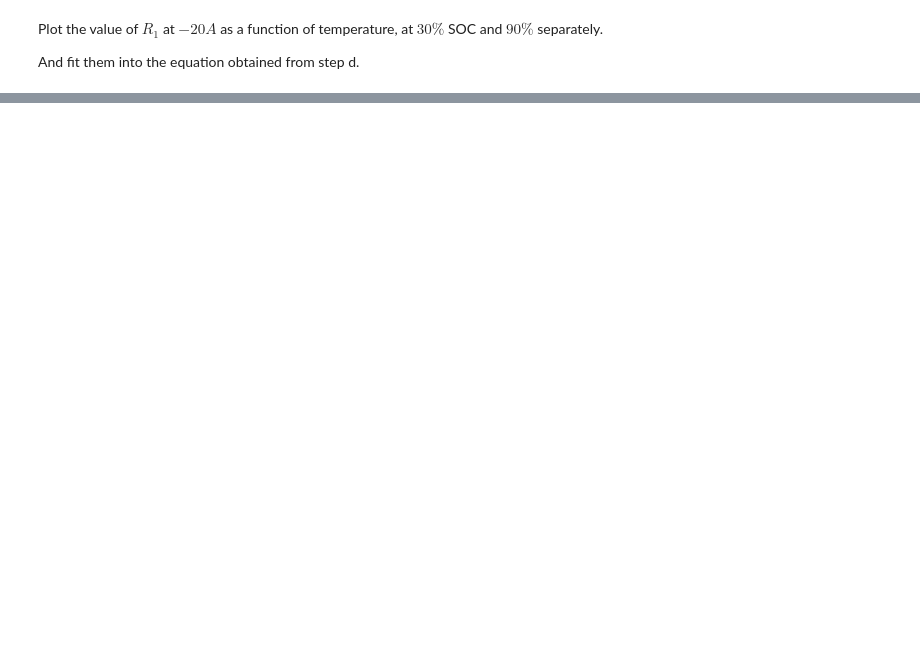
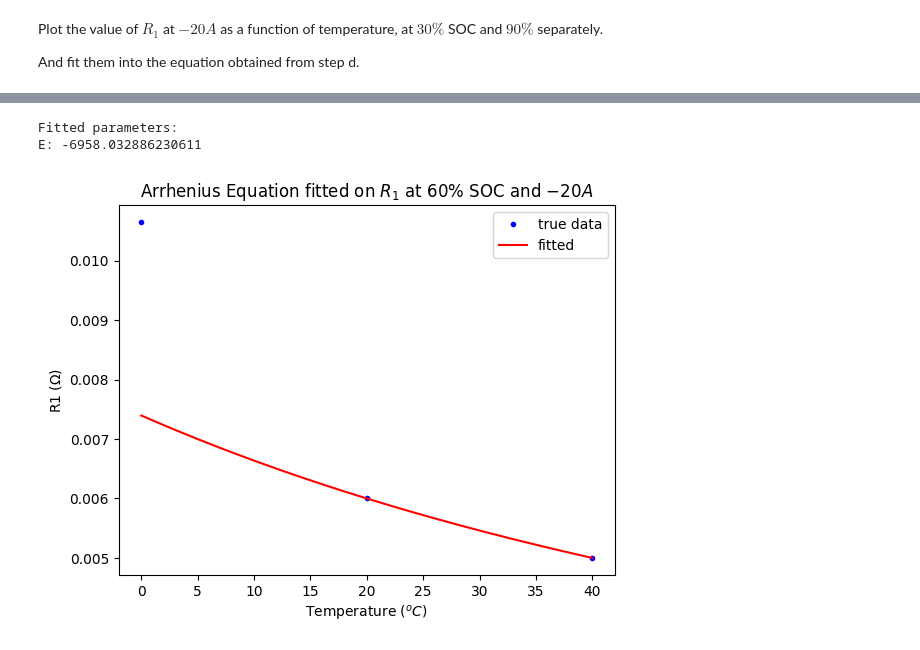
Before and after one commit to sunfanyi/modelling-of-lithium-ion-batteries, a Jupyter notebook: part_3.9.ipynb, the cells around one changed output, grey strips where cells are left out. Cells and saved outputs as stored; diff of their text form; code cells hidden in the pictures; blank space fills up the shorter version.

```diff
--- a/part_3.9.ipynb
+++ b/part_3.9.ipynb
@@ -287,0 +296,30 @@ plt.show()
+# %%
+T_fit = [20, 40]
+
+x_plot = np.linspace(0, 40, 500)
+# %%
+R1_T0 = R1_tab[1, 3, idx_20]
+def Arrhenius(T_fit, E):
+    return R1_T0 * np.exp(- E/8.3145 * (1/(T_fit+273.15) - 1/(T0+273.15)))
+
+y_true = R1_true60[1:]
+my_func = Arrhenius
+popts, _, _ = fit_RC(T_fit, y_true, my_func)
+
+y_pred = Arrhenius(x_plot, *popts)
+
+print('Fitted parameters:')
+print('E:', popts[0])
+
+
+plt.plot(x, R1_true60, 'b.', label='true data')
+plt.plot(x_plot, y_pred, 'r-', label='fitted')
+plt.legend()
+plt.xlabel('Temperature ($^oC$)')
+plt.ylabel('R1 ($\Omega$)')
+plt.title('Arrhenius Equation fitted on $R_1$ at $60\%$ SOC and $-20A$')
+plt.show()
+# %% [output]
+Fitted parameters:
+E: -6958.032886230611
+[figure, added]
```
Also changed, not shown: parts of 22 cells of this notebook.
